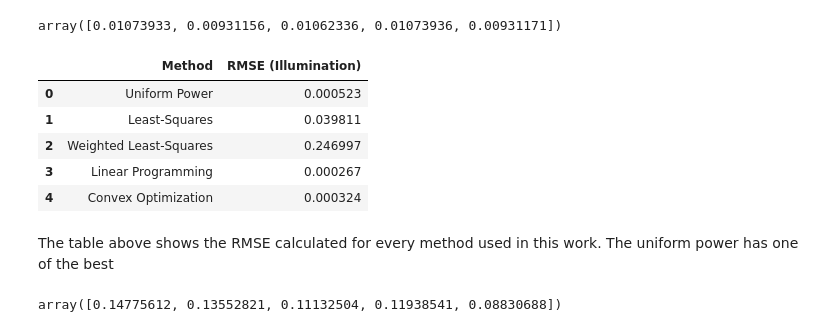
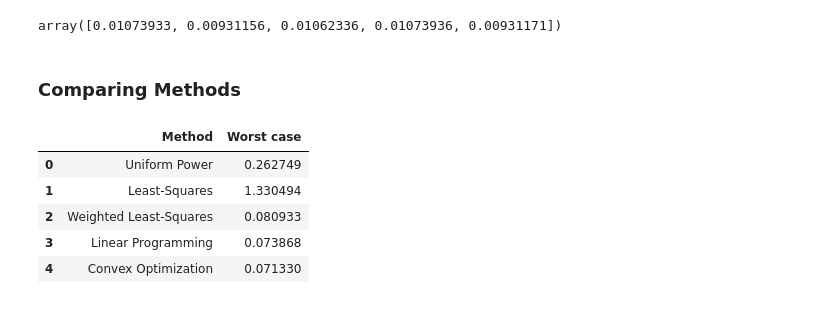
Before and after one commit to felypemaciel/lamps, a Jupyter notebook: lamps.ipynb, the cells around one changed output. Saved outputs shown, nothing was run; the diff lists cells and outputs as text; code cells hidden in the pictures.

```diff
--- a/lamps.ipynb
+++ b/lamps.ipynb
@@ -310,3 +257,23 @@ array([0.14775612, 0.13552821, 0.11132504, 0.11938541, 0.08830688])
+# %%
+w = np.zeros(4)   # matrix of weights
+max_iter = 1000  # maximum number of iterations
+
+# the weights are adjusted untill the powers meet the constraints
+for _ in range(max_iter):
+    alpha = 0.01   # rate
+    W = np.diag(w)  # weight's matrix
+
+    p_opt_wls = np.linalg.inv(illumCoeff_T @ illumCoeff + W) @ (illumCoeff_T @ I_des + W @ p_max)   # calculate powers
+    illumination = illumCoeff @ p_opt_wls                                                           # calculate illumination
+    squared_error = (desiredillum - illumination)**2                                                # illumination squared error
+
+    E = np.sum(squared_error)
+
+    if (np.all(p_opt_wls >= 0) and np.all(p_opt_wls <= p_max)):
+        break
+
+    w_new = w + alpha*((p_opt_wls - p_max)**2) * E
+    w = w_new
 # %%
 p_opt_wls   # powers vector
 # %% [output]
@@ -350,7 +313,7 @@ $$
 # %%
 import cvxpy as cp  # cvxpy library
 # %%
-p = cp.Variable(4)  # vector of powers
+p = cp.Variable(4, nonneg=True)  # vector of powers
 t = cp.Variable()   # new variable t
 # %%
 objective = cp.Minimize(t)  # the objective is to minimize t
@@ -441,3 +400,5 @@ def calcrmse(illumination, desired):
+# %% [markdown]
+### **Comparing Methods**
 # %%
 ill_uniform  = illumCoeff @ p_uniform
 ill_ls       = illumCoeff @ p_opt
@@ -446,37 +407,31 @@ ill_wls      = illumCoeff @ p_opt_wls
 ill_lp       = illumCoeff @ p_lp
 ill_cvx      = illumCoeff @ p_cvx
 # %%
-rmse_uniform  = calcrmse(ill_uniform, desiredillum)
-rmse_ls       = calcrmse(ill_ls, desiredillum)
-rmse_ls_const = calcrmse(ill_ls_const, desiredillum)
-rmse_wls      = calcrmse(ill_wls, desiredillum)
-rmse_lp       = calcrmse(ill_lp, desiredillum)
-rmse_cvx      = calcrmse(ill_cvx, desiredillum)
+worst_uni      = worstCase(ill_uniform,  desiredillum)
+worst_ls       = worstCase(ill_ls,       desiredillum)
+worst_ls_const = worstCase(ill_ls_const, desiredillum)
+worst_wls      = worstCase(ill_wls,      desiredillum)
+worst_lp       = worstCase(ill_lp,       desiredillum)
+worst_cvx      = worstCase(ill_cvx,      desiredillum)
 # %%
 methods = ['Uniform Power', 'Least-Squares', 'Weighted Least-Squares', 'Linear Programming', 'Convex Optimization']
-rmse_all = [rmse_uniform, rmse_ls_const, rmse_wls, rmse_lp, rmse_cvx]
+worst_all = [worst_uni, worst_ls_const, worst_wls, worst_lp, worst_cvx]
 # %%
-stats = {'Method': methods, 'RMSE (Illumination)': rmse_all}
+stats = {'Method': methods, 'Worst case': worst_all}
 stats = pd.DataFrame(stats)
 # stats.index = methods
 
 stats = stats.style.set_table_styles(
     [{'selector': 'th', 'props': [('text-align', 'center')]},         # align column headers
      {'selector': 'td', 'props': [('text-align', 'left')]},       # align data to the center
      {'selector': 'thead th', 'props': [('text-align', 'center')]}    # ensure headers are aligned left
     ], axis=None)
 
 display(stats)
 # %% [output]
-|  | Method | RMSE (Illumination) |
-| 0 | Uniform Power | 0.000523 |
-| 1 | Least-Squares | 0.039811 |
-| 2 | Weighted Least-Squares | 0.246997 |
-| 3 | Linear Programming | 0.000267 |
-| 4 | Convex Optimization | 0.000324 |
+|  | Method | Worst case |
+| 0 | Uniform Power | 0.262749 |
+| 1 | Least-Squares | 1.330494 |
+| 2 | Weighted Least-Squares | 0.080933 |
+| 3 | Linear Programming | 0.073868 |
+| 4 | Convex Optimization | 0.071330 |
-# %% [markdown]
-The table above shows the RMSE calculated for every method used in this work. The uniform power has one of the best
-# %%
-ill_wls
-# %% [output]
-array([0.14775612, 0.13552821, 0.11132504, 0.11938541, 0.08830688])
```
Also changed, not shown: parts of 15 cells of this notebook, 13 other files.
